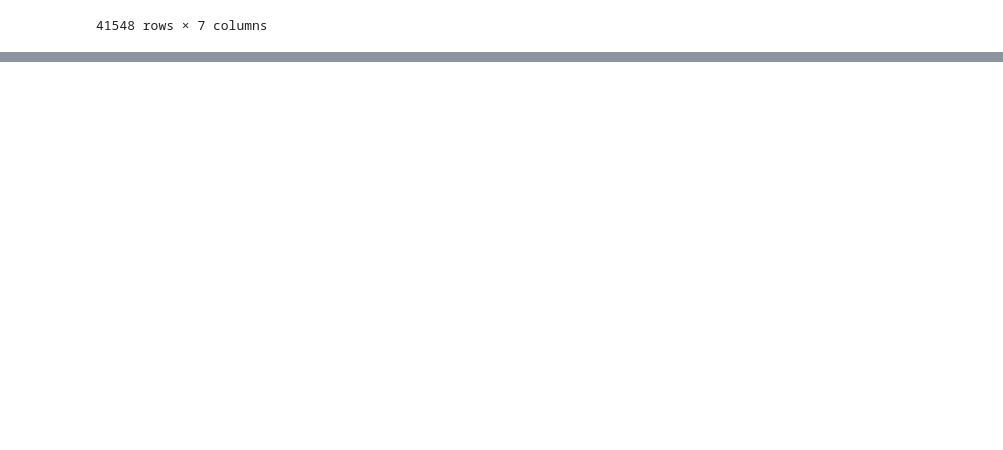
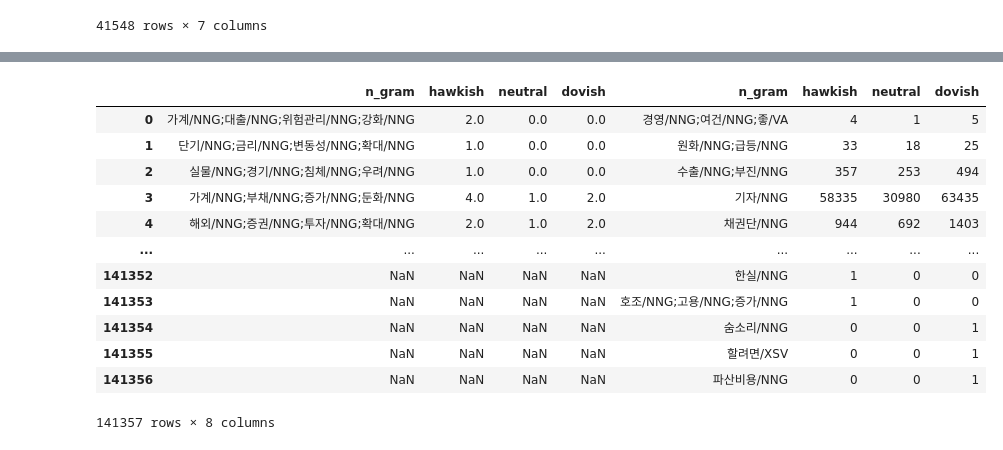
Before and after one commit to hamakim94/TIL, a Jupyter notebook: NLP/논문/eKoNLPy-master/labeling.corpus.ipynb, the cells around one changed output, grey strips where cells are left out. Drawn from its saved outputs; the diff is of its cells as text; code cells hidden in the pictures; blank space fills up the shorter version.

```diff
--- a/NLP/논문/eKoNLPy-master/labeling.corpus.ipynb
+++ b/NLP/논문/eKoNLPy-master/labeling.corpus.ipynb
@@ -340,0 +463,3 @@ array(defaultdict(<function <lambda> at 0x...>, {'기자/NNG': [11, 0], '경영/
+# %%
+k = pd.read_csv('BoK_minutes_corpus.csv')
+k
@@ -340,0 +480,2 @@ array(defaultdict(<function <lambda> at 0x...>, {'기자/NNG': [11, 0], '경영/
+# %%
+k = k.set_index('Unnamed: 0')
@@ -340,0 +499,2 @@ array(defaultdict(<function <lambda> at 0x...>, {'기자/NNG': [11, 0], '경영/
+# %%
+read = read.set_index('Unnamed: 0')
@@ -340,0 +592,7 @@ array(defaultdict(<function <lambda> at 0x...>, {'기자/NNG': [11, 0], '경영/
+# %%
+k.reset_index(inplace=True)
+k.columns=['id','n_gram','hawkish','neutral','dovish']
+k=k[['n_gram','hawkish','neutral','dovish']]
+read.reset_index(inplace=True)
+read.columns=['id','id2','n_gram','hawkish','neutral','dovish']
+read=read[['n_gram','hawkish','neutral','dovish']]
@@ -340,0 +631,16 @@ array(defaultdict(<function <lambda> at 0x...>, {'기자/NNG': [11, 0], '경영/
+# %%
+pd.concat([k, read],axis=1)
+# %% [output]
+|  | n_gram | hawkish | neutral | dovish | n_gram | hawkish | neutral | dovish |
+| 0 | 가계/NNG;대출/NNG;위험관리/NNG;강화/NNG | 2.0 | 0.0 | 0.0 | 경영/NNG;여건/NNG;좋/VA | 4 | 1 | 5 |
+| 1 | 단기/NNG;금리/NNG;변동성/NNG;확대/NNG | 1.0 | 0.0 | 0.0 | 원화/NNG;급등/NNG | 33 | 18 | 25 |
+| 2 | 실물/NNG;경기/NNG;침체/NNG;우려/NNG | 1.0 | 0.0 | 0.0 | 수출/NNG;부진/NNG | 357 | 253 | 494 |
+| 3 | 가계/NNG;부채/NNG;증가/NNG;둔화/NNG | 4.0 | 1.0 | 2.0 | 기자/NNG | 58335 | 30980 | 63435 |
+| 4 | 해외/NNG;증권/NNG;투자/NNG;확대/NNG | 2.0 | 1.0 | 2.0 | 채권단/NNG | 944 | 692 | 1403 |
+| ... | ... | ... | ... | ... | ... | ... | ... | ... |
+| 141352 | NaN | NaN | NaN | NaN | 한실/NNG | 1 | 0 | 0 |
+| 141353 | NaN | NaN | NaN | NaN | 호조/NNG;고용/NNG;증가/NNG | 1 | 0 | 0 |
+| 141354 | NaN | NaN | NaN | NaN | 숨소리/NNG | 0 | 0 | 1 |
+| 141355 | NaN | NaN | NaN | NaN | 할려면/XSV | 0 | 0 | 1 |
+| 141356 | NaN | NaN | NaN | NaN | 파산비용/NNG | 0 | 0 | 1 |
+141357 rows × 8 columns
```
Also changed, not shown: parts of 106 cells of this notebook, 9 other files.
